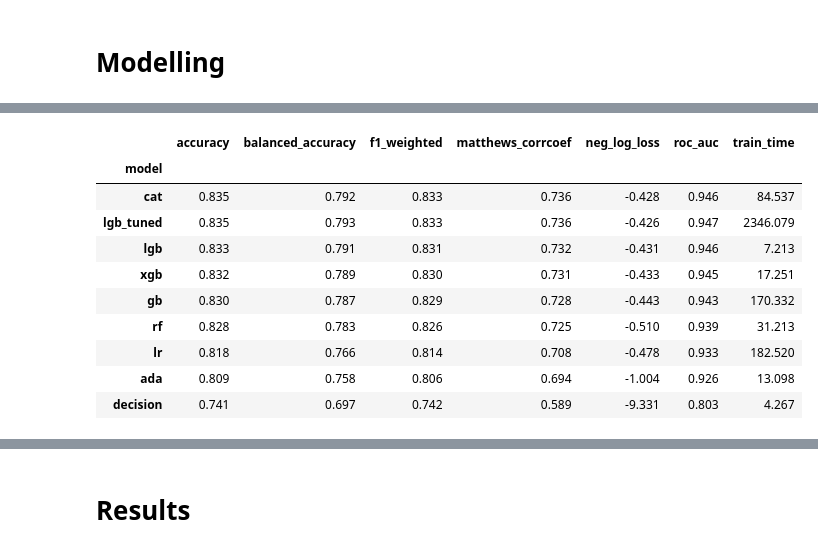
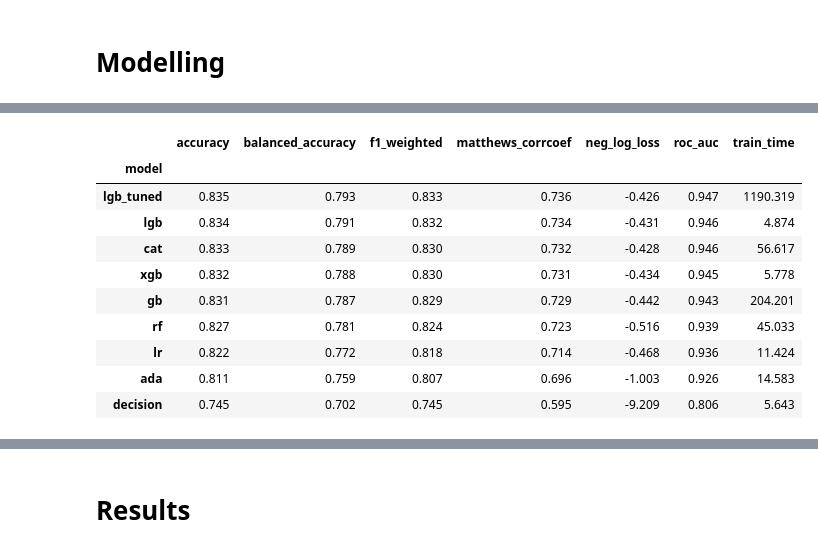
Before and after one commit to mikejovyan/kaggle, a Jupyter notebook: classification/academic-success/notebook.ipynb, the cells around one changed output, grey strips where cells are left out. Drawn from its saved outputs; the diff is of its cells as text; code cells hidden in the pictures.

```diff
--- a/classification/academic-success/notebook.ipynb
+++ b/classification/academic-success/notebook.ipynb
@@ -487,7 +508,7 @@ for model_name, model_config in models.items():
         scoring=primary_metric,
         refit=True,
     )
-    search.fit(X_train, y_train_encoded)
+    search.fit(X_train, y_train)
     elapsed_time = time.time() - start_time
 
     cv_scores = {primary_metric: search.cv_results_["mean_test_score"][0]}
@@ -499,6 +520,7 @@ for model_name, model_config in models.items():
 
 train_results = pd.DataFrame(train_results_list).set_index("model")
 train_results = train_results.sort_values(primary_metric, ascending=False)
+best_model_name = "lgb"  # tune lgb instead of cat (highest accuracy)
 display(train_results)
 # %% [output]
 |  | accuracy |
@@ -578,0 +574,32 @@ display(tuned_params)
+# %%
+# tune best model on X_train
+cv_tune = StratifiedKFold(n_splits=5, shuffle=True, random_state=42)
+
+tuned_start_time = time.time()
+
+study = optuna.create_study(
+    direction="maximize", sampler=optuna.samplers.TPESampler(seed=42)
+)
+study.optimize(
+    make_objective(best_model_name, cv_tune, primary_metric),
+    n_trials=30,
+    show_progress_bar=True,
+)
+
+tuned_elapsed_time = time.time() - tuned_start_time
+
+tuned_model_name = f"{best_model_name}_tuned"
+tuned_params = study.best_params
+
+tuned_pipeline = clone(pipelines[best_model_name])
+tuned_pipeline.set_params(**tuned_params)
+tuned_pipeline.fit(X_train, y_train)
+
+pipelines[tuned_model_name] = tuned_pipeline
+train_times[tuned_model_name] = tuned_elapsed_time
+
+tune_results = train_results.loc[[best_model_name]].copy()
+tune_results.loc[tuned_model_name] = {primary_metric: study.best_value}
+tune_results = tune_results.sort_values(primary_metric, ascending=False)
+display(tune_results)
+display(tuned_params)
@@ -579,45 +619,41 @@ display(tuned_params)
 # %%
 # evaluate all models on X_test
 test_results_list = []
 confusion_matrices = {}
 
 for model_name, pipeline in pipelines.items():
     y_test_pred = pipeline.predict(X_test)
     y_test_pred_proba = pipeline.predict_proba(X_test)
 
     test_scores = {}
     for metric_name, metric_config in metrics.items():
         if metric_config["needs_proba"]:
-            test_scores[metric_name] = metric_config["func"](
-                y_test_encoded, y_test_pred_proba
-            )
+            test_scores[metric_name] = metric_config["func"](y_test, y_test_pred_proba)
         else:
-            test_scores[metric_name] = metric_config["func"](
-                y_test_encoded, y_test_pred
-            )
+            test_scores[metric_name] = metric_config["func"](y_test, y_test_pred)
 
     test_scores["model"] = model_name
     test_results_list.append(test_scores)
 
-    confusion_matrices[model_name] = confusion_matrix(y_test_encoded, y_test_pred)
+    confusion_matrices[model_name] = confusion_matrix(y_test, y_test_pred)
 
 test_results = pd.DataFrame(test_results_list).set_index("model")
 test_results["train_time"] = pd.Series(train_times)
 test_results = test_results.sort_values(primary_metric, ascending=False)
 
 display(test_results)
 # %% [output]
 |  | accuracy | balanced_accuracy | f1_weighted | matthews_corrcoef | neg_log_loss | roc_auc | train_time |
 | model |  |  |  |  |  |  |  |
-| cat | 0.835 | 0.792 | 0.833 | 0.736 | -0.428 | 0.946 | 84.537 |
-| lgb_tuned | 0.835 | 0.793 | 0.833 | 0.736 | -0.426 | 0.947 | 2346.079 |
-| lgb | 0.833 | 0.791 | 0.831 | 0.732 | -0.431 | 0.946 | 7.213 |
-| xgb | 0.832 | 0.789 | 0.830 | 0.731 | -0.433 | 0.945 | 17.251 |
-| gb | 0.830 | 0.787 | 0.829 | 0.728 | -0.443 | 0.943 | 170.332 |
-| rf | 0.828 | 0.783 | 0.826 | 0.725 | -0.510 | 0.939 | 31.213 |
-| lr | 0.818 | 0.766 | 0.814 | 0.708 | -0.478 | 0.933 | 182.520 |
-| ada | 0.809 | 0.758 | 0.806 | 0.694 | -1.004 | 0.926 | 13.098 |
-| decision | 0.741 | 0.697 | 0.742 | 0.589 | -9.331 | 0.803 | 4.267 |
+| lgb_tuned | 0.835 | 0.793 | 0.833 | 0.736 | -0.426 | 0.947 | 1190.319 |
+| lgb | 0.834 | 0.791 | 0.832 | 0.734 | -0.431 | 0.946 | 4.874 |
+| cat | 0.833 | 0.789 | 0.830 | 0.732 | -0.428 | 0.946 | 56.617 |
+| xgb | 0.832 | 0.788 | 0.830 | 0.731 | -0.434 | 0.945 | 5.778 |
+| gb | 0.831 | 0.787 | 0.829 | 0.729 | -0.442 | 0.943 | 204.201 |
+| rf | 0.827 | 0.781 | 0.824 | 0.723 | -0.516 | 0.939 | 45.033 |
+| lr | 0.822 | 0.772 | 0.818 | 0.714 | -0.468 | 0.936 | 11.424 |
+| ada | 0.811 | 0.759 | 0.807 | 0.696 | -1.003 | 0.926 | 14.583 |
+| decision | 0.745 | 0.702 | 0.745 | 0.595 | -9.209 | 0.806 | 5.643 |
 # %%
 # retrain tuned model on X_train and X_test
 final_model = clone(tuned_pipeline)
```
Also changed, not shown: parts of 15 cells of this notebook, 2 other files.
